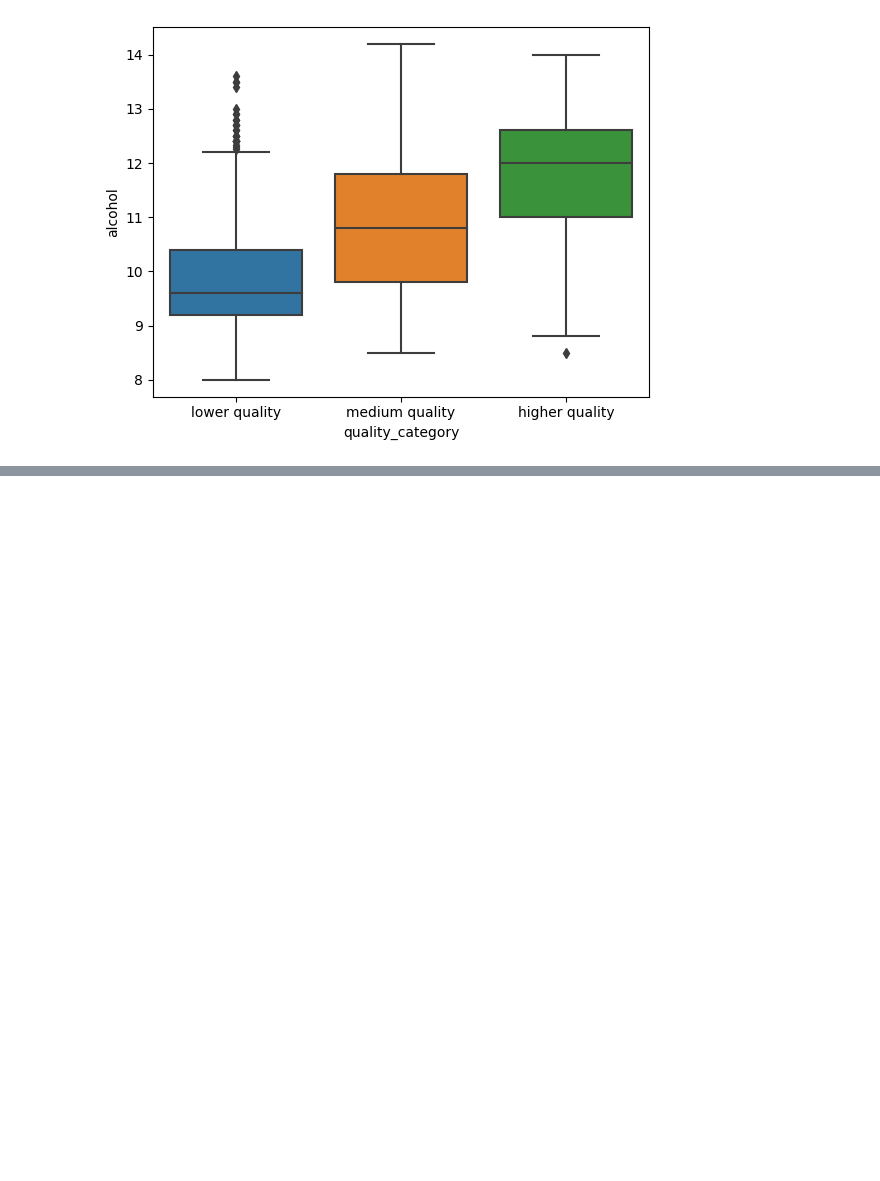
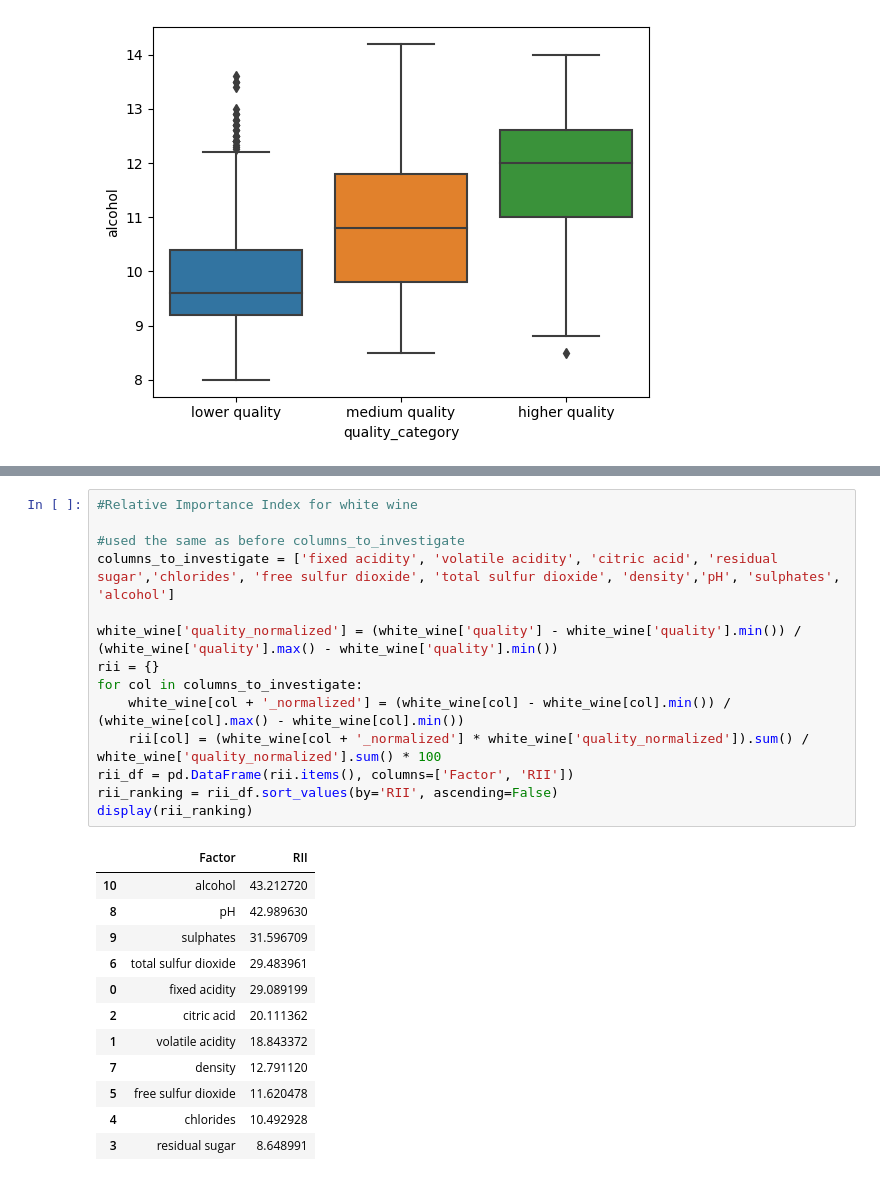
Before and after one commit to novik2713/CAB_Winery_Project, a Jupyter notebook: project2.ipynb, the cells around one changed output, grey strips where cells are left out. Drawn from its saved outputs; the diff is of its cells as text; blank space fills up the shorter version.

```diff
--- a/project2.ipynb
+++ b/project2.ipynb
@@ -722,0 +740,27 @@ sns.boxplot(data=white_wine, x='quality_category', y='fixed acidity')
+# %%
+#Relative Importance Index for white wine
+
+#used the same as before columns_to_investigate
+columns_to_investigate = ['fixed acidity', 'volatile acidity', 'citric acid', 'residual sugar','chlorides', 'free sulfur dioxide', 'total sulfur dioxide', 'density','pH', 'sulphates', 'alcohol']
+
+white_wine['quality_normalized'] = (white_wine['quality'] - white_wine['quality'].min()) / (white_wine['quality'].max() - white_wine['quality'].min())
+rii = {}
+for col in columns_to_investigate:
+    white_wine[col + '_normalized'] = (white_wine[col] - white_wine[col].min()) / (white_wine[col].max() - white_wine[col].min())
+    rii[col] = (white_wine[col + '_normalized'] * white_wine['quality_normalized']).sum() / white_wine['quality_normalized'].sum() * 100
+rii_df = pd.DataFrame(rii.items(), columns=['Factor', 'RII'])
+rii_ranking = rii_df.sort_values(by='RII', ascending=False)
+display(rii_ranking)
+# %% [output]
+|  | Factor | RII |
+| 10 | alcohol | 43.212720 |
+| 8 | pH | 42.989630 |
+| 9 | sulphates | 31.596709 |
+| 6 | total sulfur dioxide | 29.483961 |
+| 0 | fixed acidity | 29.089199 |
+| 2 | citric acid | 20.111362 |
+| 1 | volatile acidity | 18.843372 |
+| 7 | density | 12.791120 |
+| 5 | free sulfur dioxide | 11.620478 |
+| 4 | chlorides | 10.492928 |
+| 3 | residual sugar | 8.648991 |
```
Also changed, not shown: parts of 15 cells of this notebook, 8 other files.
